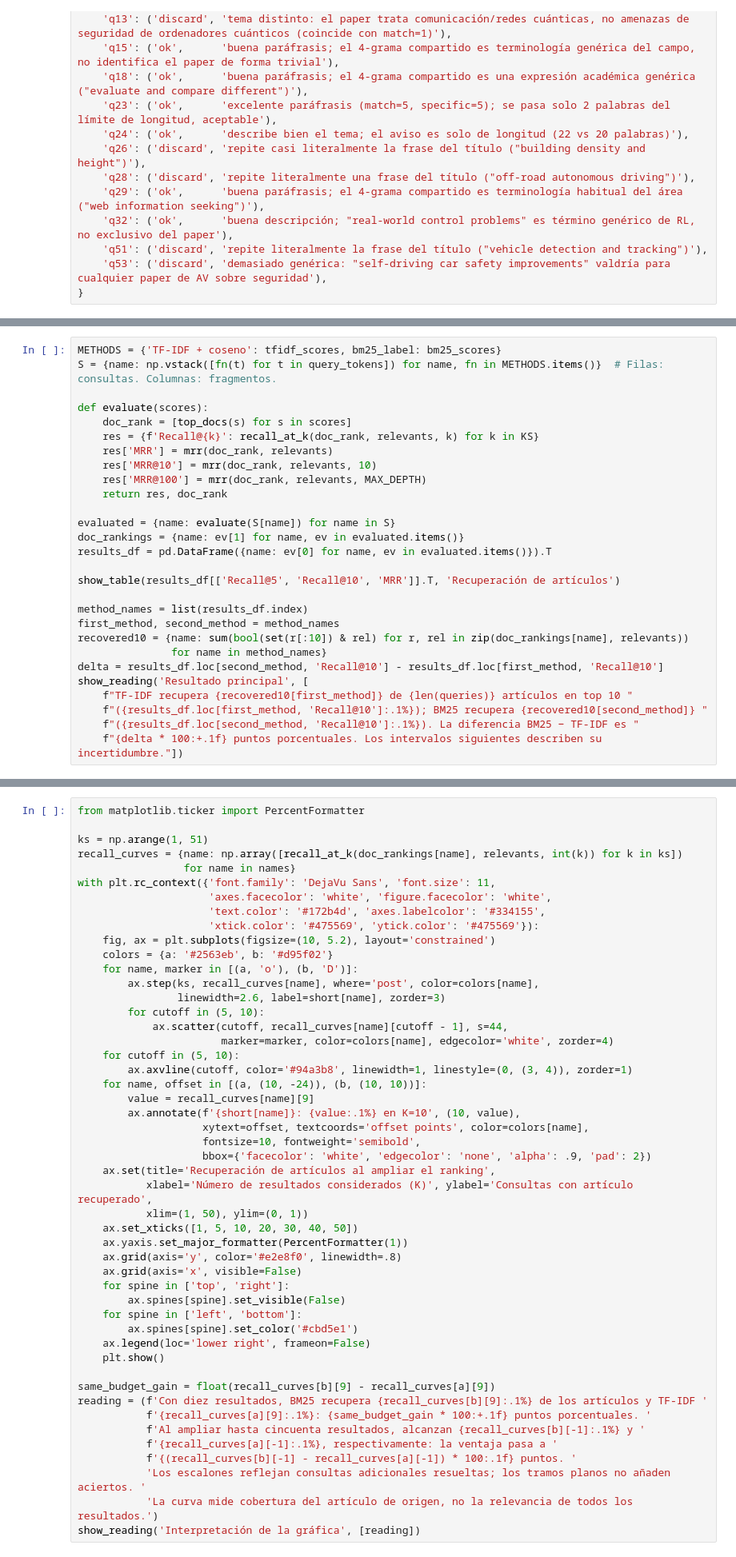
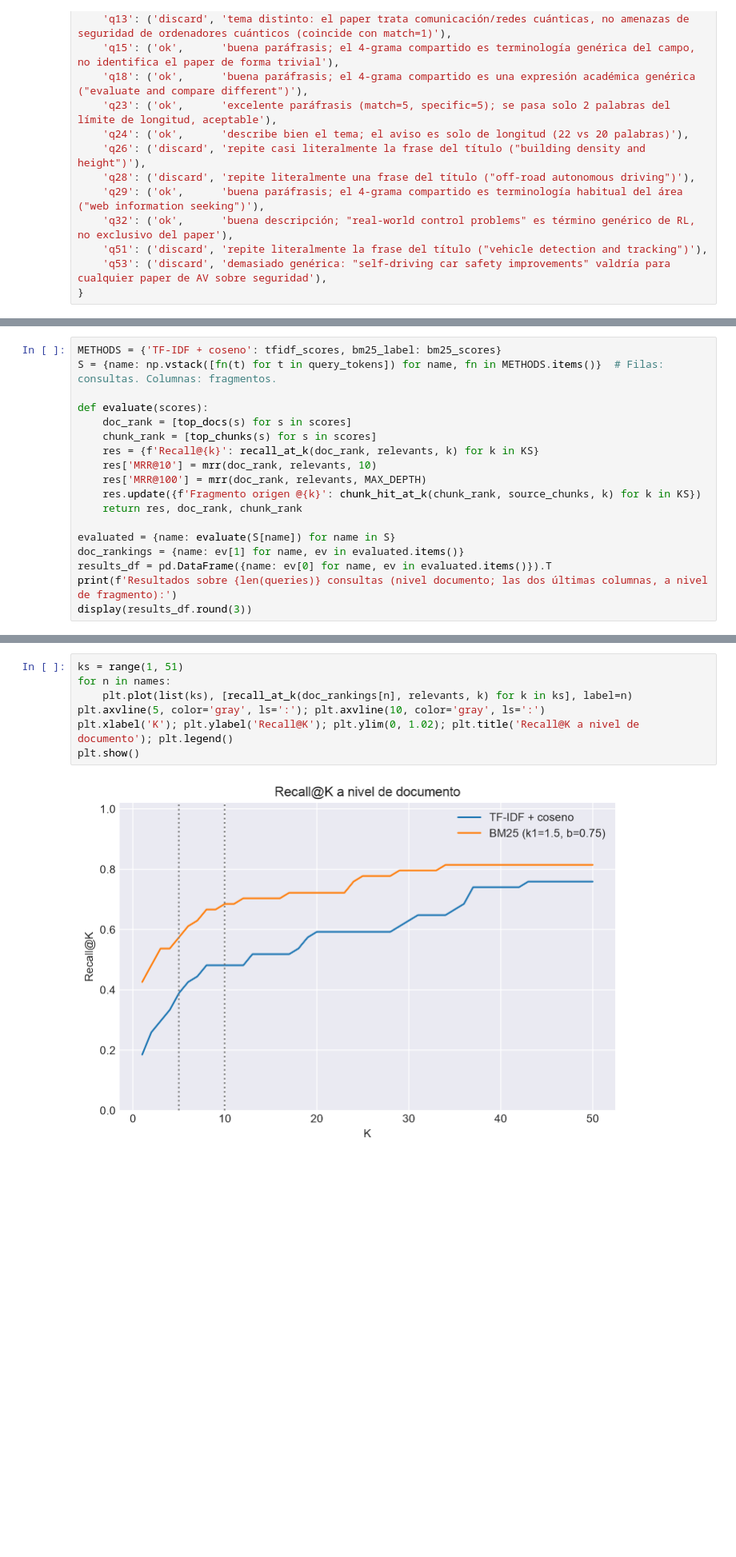
Before and after one commit to mahernto/research-assistant, a Jupyter notebook: milestone_1.ipynb, the cells around one changed output, grey strips where cells are left out. Shown at 80% size. Drawn from its saved outputs; the diff is of its cells as text; blank space fills up the shorter version.

```diff
--- a/milestone_1.ipynb
+++ b/milestone_1.ipynb
@@ -927,25 +1085,15 @@ S = {name: np.vstack([fn(t) for t in query_tokens]) for name, fn in METHODS.item
 
 def evaluate(scores):
     doc_rank = [top_docs(s) for s in scores]
+    chunk_rank = [top_chunks(s) for s in scores]
     res = {f'Recall@{k}': recall_at_k(doc_rank, relevants, k) for k in KS}
-    res['MRR'] = mrr(doc_rank, relevants)
     res['MRR@10'] = mrr(doc_rank, relevants, 10)
     res['MRR@100'] = mrr(doc_rank, relevants, MAX_DEPTH)
-    return res, doc_rank
+    res.update({f'Fragmento origen @{k}': chunk_hit_at_k(chunk_rank, source_chunks, k) for k in KS})
+    return res, doc_rank, chunk_rank
 
 evaluated = {name: evaluate(S[name]) for name in S}
 doc_rankings = {name: ev[1] for name, ev in evaluated.items()}
 results_df = pd.DataFrame({name: ev[0] for name, ev in evaluated.items()}).T
-
-show_table(results_df[['Recall@5', 'Recall@10', 'MRR']].T, 'Recuperación de artículos')
-
-method_names = list(results_df.index)
-first_method, second_method = method_names
-recovered10 = {name: sum(bool(set(r[:10]) & rel) for r, rel in zip(doc_rankings[name], relevants))
-               for name in method_names}
-delta = results_df.loc[second_method, 'Recall@10'] - results_df.loc[first_method, 'Recall@10']
-show_reading('Resultado principal', [
-    f"TF-IDF recupera {recovered10[first_method]} de {len(queries)} artículos en top 10 "
-    f"({results_df.loc[first_method, 'Recall@10']:.1%}); BM25 recupera {recovered10[second_method]} "
-    f"({results_df.loc[second_method, 'Recall@10']:.1%}). La diferencia BM25 − TF-IDF es "
-    f"{delta * 100:+.1f} puntos porcentuales. Los intervalos siguientes describen su incertidumbre."])
+print(f'Resultados sobre {len(queries)} consultas (nivel documento; las dos últimas columnas, a nivel de fragmento):')
+display(results_df.round(3))
@@ -1009,49 +1169,9 @@ show_table(topic_results.round(3).rename(columns={'consultas': 'Consultas'}), 'R
 # %%
-from matplotlib.ticker import PercentFormatter
-
-ks = np.arange(1, 51)
-recall_curves = {name: np.array([recall_at_k(doc_rankings[name], relevants, int(k)) for k in ks])
-                 for name in names}
-with plt.rc_context({'font.family': 'DejaVu Sans', 'font.size': 11,
-                     'axes.facecolor': 'white', 'figure.facecolor': 'white',
-                     'text.color': '#172b4d', 'axes.labelcolor': '#334155',
-                     'xtick.color': '#475569', 'ytick.color': '#475569'}):
-    fig, ax = plt.subplots(figsize=(10, 5.2), layout='constrained')
-    colors = {a: '#2563eb', b: '#d95f02'}
-    for name, marker in [(a, 'o'), (b, 'D')]:
-        ax.step(ks, recall_curves[name], where='post', color=colors[name],
-                linewidth=2.6, label=short[name], zorder=3)
-        for cutoff in (5, 10):
-            ax.scatter(cutoff, recall_curves[name][cutoff - 1], s=44,
-                       marker=marker, color=colors[name], edgecolor='white', zorder=4)
-    for cutoff in (5, 10):
-        ax.axvline(cutoff, color='#94a3b8', linewidth=1, linestyle=(0, (3, 4)), zorder=1)
-    for name, offset in [(a, (10, -24)), (b, (10, 10))]:
-        value = recall_curves[name][9]
-        ax.annotate(f'{short[name]}: {value:.1%} en K=10', (10, value),
-                    xytext=offset, textcoords='offset points', color=colors[name],
-                    fontsize=10, fontweight='semibold',
-                    bbox={'facecolor': 'white', 'edgecolor': 'none', 'alpha': .9, 'pad': 2})
-    ax.set(title='Recuperación de artículos al ampliar el ranking',
-           xlabel='Número de resultados considerados (K)', ylabel='Consultas con artículo recuperado',
-           xlim=(1, 50), ylim=(0, 1))
-    ax.set_xticks([1, 5, 10, 20, 30, 40, 50])
-    ax.yaxis.set_major_formatter(PercentFormatter(1))
-    ax.grid(axis='y', color='#e2e8f0', linewidth=.8)
-    ax.grid(axis='x', visible=False)
-    for spine in ['top', 'right']:
-        ax.spines[spine].set_visible(False)
-    for spine in ['left', 'bottom']:
-        ax.spines[spine].set_color('#cbd5e1')
-    ax.legend(loc='lower right', frameon=False)
-    plt.show()
-
-same_budget_gain = float(recall_curves[b][9] - recall_curves[a][9])
-reading = (f'Con diez resultados, BM25 recupera {recall_curves[b][9]:.1%} de los artículos y TF-IDF '
-           f'{recall_curves[a][9]:.1%}: {same_budget_gain * 100:+.1f} puntos porcentuales. '
-           f'Al ampliar hasta cincuenta resultados, alcanzan {recall_curves[b][-1]:.1%} y '
-           f'{recall_curves[a][-1]:.1%}, respectivamente: la ventaja pasa a '
-           f'{(recall_curves[b][-1] - recall_curves[a][-1]) * 100:.1f} puntos. '
-           'Los escalones reflejan consultas adicionales resueltas; los tramos planos no añaden aciertos. '
-           'La curva mide cobertura del artículo de origen, no la relevancia de todos los resultados.')
-show_reading('Interpretación de la gráfica', [reading])
+ks = range(1, 51)
+for n in names:
+    plt.plot(list(ks), [recall_at_k(doc_rankings[n], relevants, k) for k in ks], label=n)
+plt.axvline(5, color='gray', ls=':'); plt.axvline(10, color='gray', ls=':')
+plt.xlabel('K'); plt.ylabel('Recall@K'); plt.ylim(0, 1.02); plt.title('Recall@K a nivel de documento'); plt.legend()
+plt.show()
+# %% [output]
+[figure, added]
```
Also changed, not shown: parts of 52 cells of this notebook, 14 other files.
